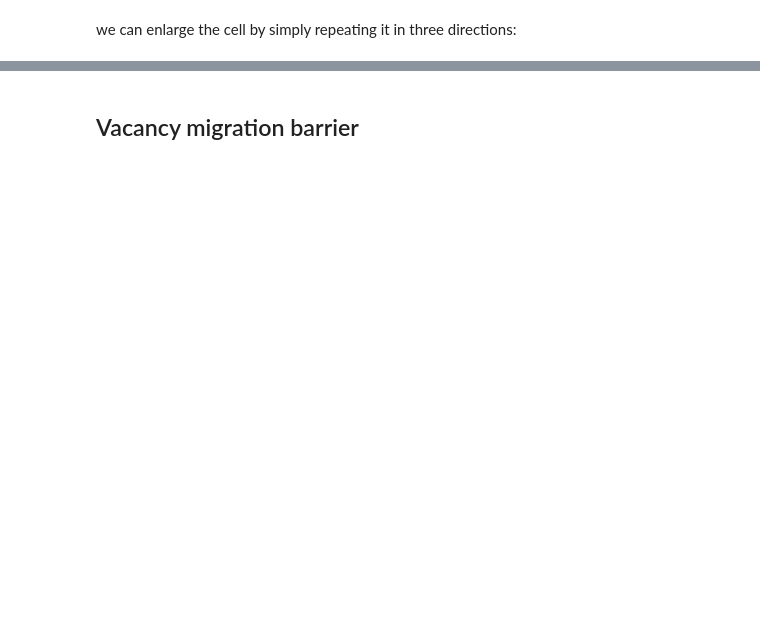
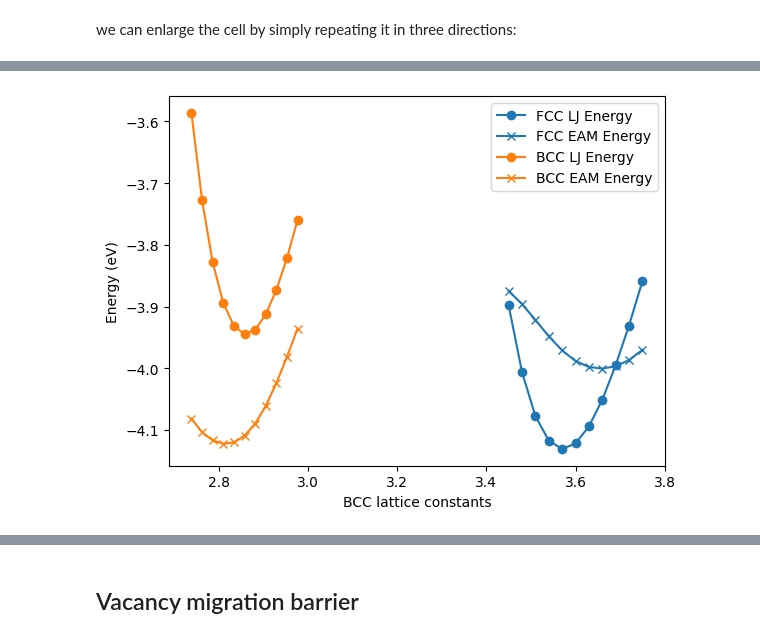
Before and after one commit to pgrigorev/ModMatEcole, a Jupyter notebook: tutorials/T1_1_python_ecosystem.ipynb, the cells around one changed output, grey strips where cells are left out. Cells and saved outputs as stored; diff of their text form; code cells hidden in the pictures; blank space fills up the shorter version.

```diff
--- a/tutorials/T1_1_python_ecosystem.ipynb
+++ b/tutorials/T1_1_python_ecosystem.ipynb
@@ -110,0 +175,3 @@ Lattice constant: 3.5722 Å
+# %%
+from matscipy.calculators.eam import EAM
+eam_calc = EAM("../potentials/MCM2011_eam.fs")
@@ -110,0 +180,3 @@ Lattice constant: 3.5722 Å
+# %%
+eam_bcc_energies = equation_of_state(BodyCenteredCubic, bcc_lattice_constants, eam_calc)
+eam_fcc_energies = equation_of_state(FaceCenteredCubic, lattice_constants, eam_calc)
@@ -110,0 +185,6 @@ Lattice constant: 3.5722 Å
+# %%
+import pandas as pd
+dataframe = pd.DataFrame({'Lattice constant': lattice_constants, 'FCC LJ Energy': fcc_energies, 'FCC EAM Energy': eam_fcc_energies,
+                          'BCC lattice constants': bcc_lattice_constants, 'BCC LJ Energy': bcc_energies, 'BCC EAM Energy': eam_bcc_energies})
+
+dataframe
@@ -110,0 +204,9 @@ Lattice constant: 3.5722 Å
+# %%
+ax = dataframe.plot(x='Lattice constant', y=['FCC LJ Energy', 'FCC EAM Energy'], style=['C0o-', 'C0x-'])
+dataframe.plot(x='BCC lattice constants', y=['BCC LJ Energy', 'BCC EAM Energy'], style=['C1o-', 'C1x-'], ax=ax)
+ax.set_ylabel('Energy (eV)')
+
+# here is example of how to save the dataframe to a csv file
+dataframe.to_csv('lattice_energies.csv', index=False)
+# %% [output]
+[figure, added]
```
Also changed, not shown: parts of 70 cells of this notebook.
